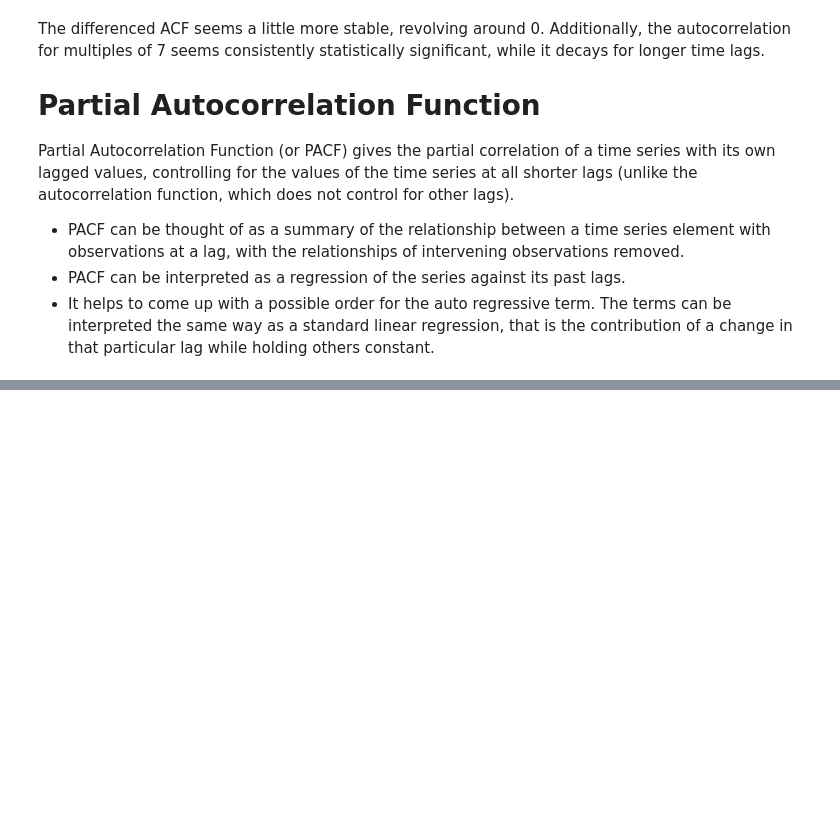
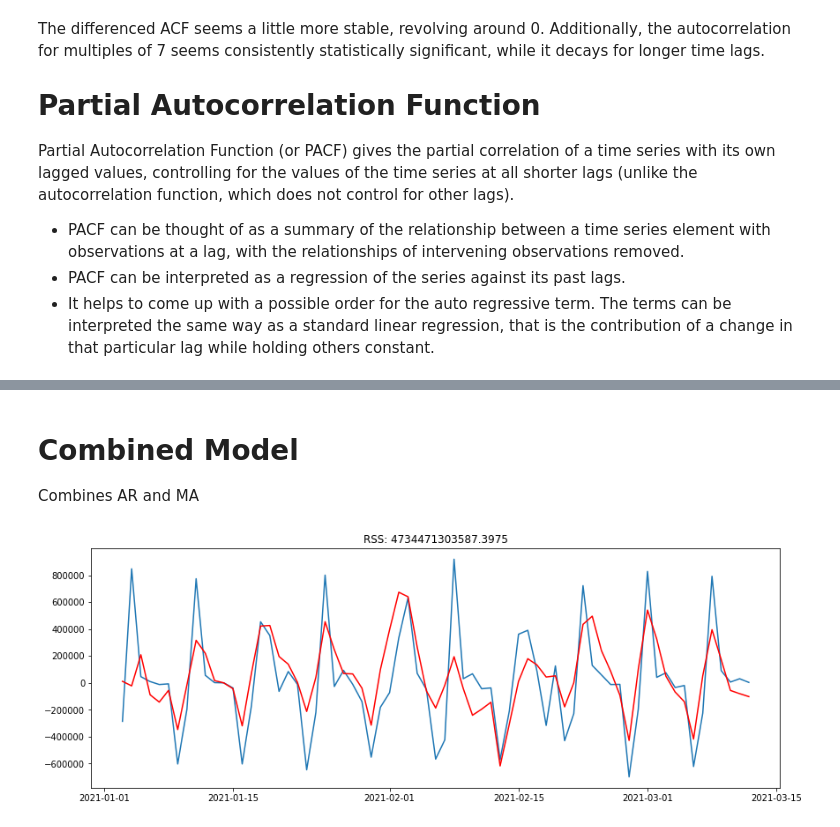
Before and after one commit to justinm0rgan/mta-turnstile-covid, a Jupyter notebook: modeling.ipynb, the cells around one changed output, grey strips where cells are left out. Saved outputs shown, nothing was run; the diff lists cells and outputs as text; code cells hidden in the pictures; blank space fills up the shorter version.

```diff
--- a/modeling.ipynb
+++ b/modeling.ipynb
@@ -467,0 +434,11 @@ dtype: float64
+# %% [markdown]
+# Combined Model
+Combines AR and MA
+# %%
+model = ARIMA(data, order=(2, 0, 6))
+results_ARIMA = model.fit(disp=-1)
+plt.plot(data)
+plt.plot(results_ARIMA.fittedvalues, color='red');
+plt.title('RSS: %.4f'% sum((results_ARIMA.fittedvalues-data)**2));
+# %% [output]
+[figure, added]
```
Also changed, not shown: parts of 25 cells of this notebook.
